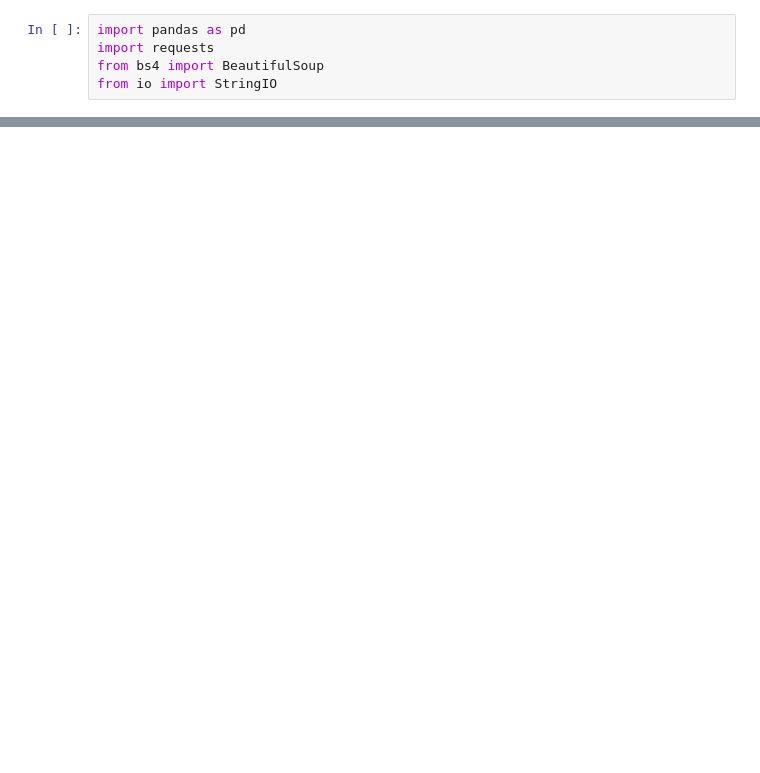
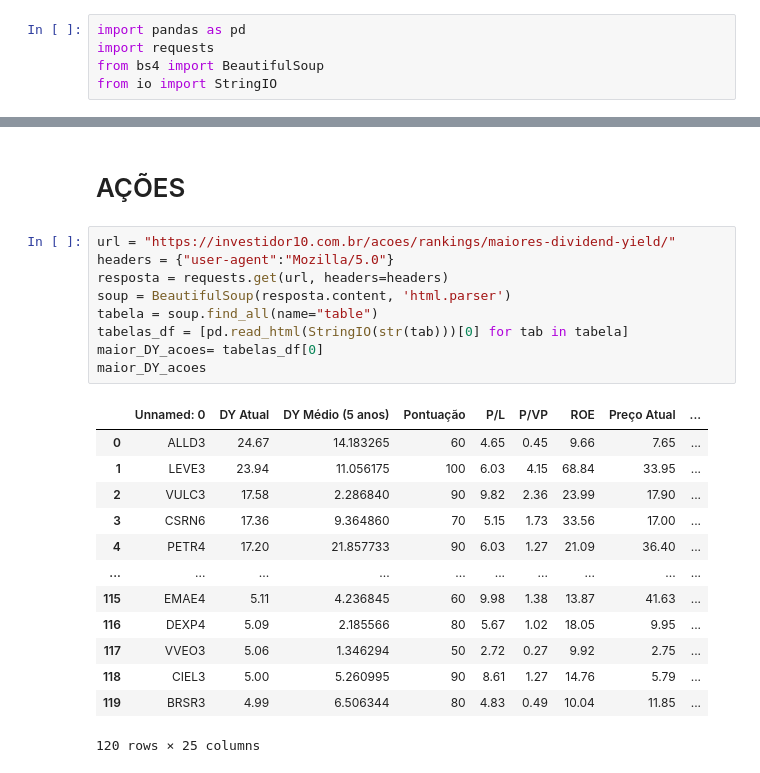
Before and after one commit to BrunoOJ/PYTHON-PARA-INVESTIMENTOS, a Jupyter notebook: Raspagem_de_dados.ipynb, the cells around one changed output, grey strips where cells are left out. Cells and saved outputs as stored; diff of their text form; blank space fills up the shorter version.

```diff
--- a/Raspagem_de_dados.ipynb
+++ b/Raspagem_de_dados.ipynb
@@ -28,0 +146,25 @@ maior_DY
+# %% [markdown]
+# AÇÕES
+# %%
+url = "https://investidor10.com.br/acoes/rankings/maiores-dividend-yield/"
+headers = {"user-agent":"Mozilla/5.0"}
+resposta = requests.get(url, headers=headers)
+soup = BeautifulSoup(resposta.content, 'html.parser')
+tabela = soup.find_all(name="table")
+tabelas_df = [pd.read_html(StringIO(str(tab)))[0] for tab in tabela]
+maior_DY_acoes= tabelas_df[0]
+maior_DY_acoes
+# %% [output]
+|  | Unnamed: 0 | DY Atual | DY Médio (5 anos) | Pontuação | P/L | P/VP | ROE | Preço Atual | ... |
+| 0 | ALLD3 | 24.67 | 14.183265 | 60 | 4.65 | 0.45 | 9.66 | 7.65 | ... |
+| 1 | LEVE3 | 23.94 | 11.056175 | 100 | 6.03 | 4.15 | 68.84 | 33.95 | ... |
+| 2 | VULC3 | 17.58 | 2.286840 | 90 | 9.82 | 2.36 | 23.99 | 17.90 | ... |
+| 3 | CSRN6 | 17.36 | 9.364860 | 70 | 5.15 | 1.73 | 33.56 | 17.00 | ... |
+| 4 | PETR4 | 17.20 | 21.857733 | 90 | 6.03 | 1.27 | 21.09 | 36.40 | ... |
+| ... | ... | ... | ... | ... | ... | ... | ... | ... | ... |
+| 115 | EMAE4 | 5.11 | 4.236845 | 60 | 9.98 | 1.38 | 13.87 | 41.63 | ... |
+| 116 | DEXP4 | 5.09 | 2.185566 | 80 | 5.67 | 1.02 | 18.05 | 9.95 | ... |
+| 117 | VVEO3 | 5.06 | 1.346294 | 50 | 2.72 | 0.27 | 9.92 | 2.75 | ... |
+| 118 | CIEL3 | 5.00 | 5.260995 | 90 | 8.61 | 1.27 | 14.76 | 5.79 | ... |
+| 119 | BRSR3 | 4.99 | 6.506344 | 80 | 4.83 | 0.49 | 10.04 | 11.85 | ... |
+120 rows × 25 columns
```
Also changed, not shown: parts of 14 cells of this notebook.
